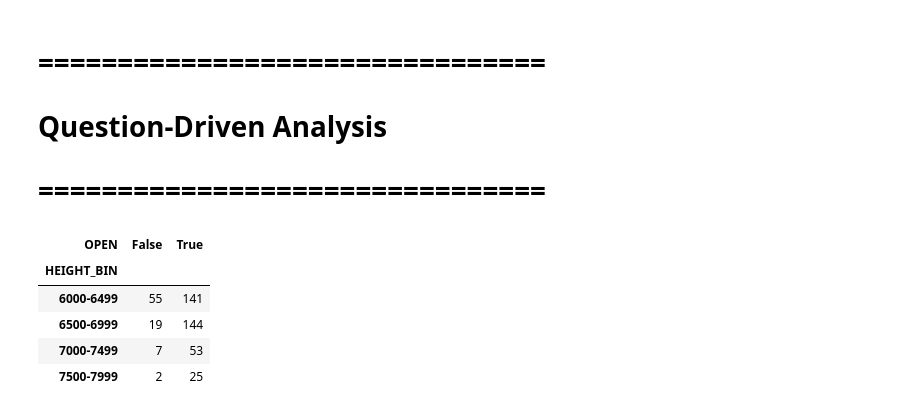
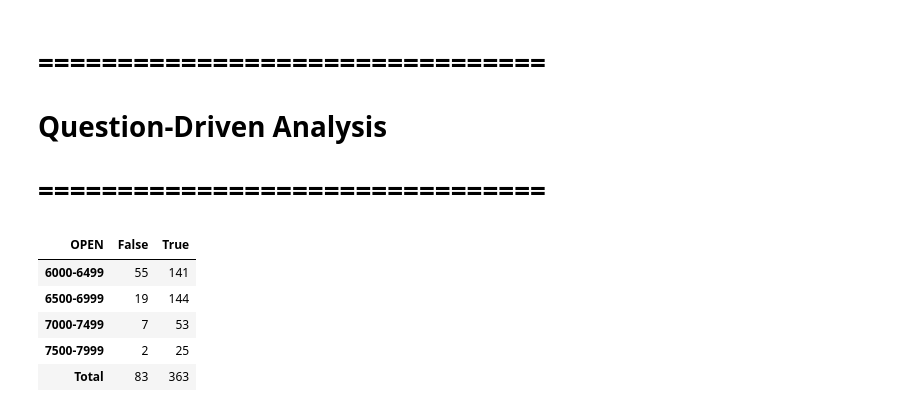
Before and after one commit to k10sj02/tidy-pydy-tuesday, a Jupyter notebook: 2025_01_21_himalayan_expeditions.ipynb, the cells around one changed output. Cells and saved outputs as stored; diff of their text form; code cells hidden in the pictures.

```diff
--- a/2025_01_21_himalayan_expeditions.ipynb
+++ b/2025_01_21_himalayan_expeditions.ipynb
@@ -541,31 +541,35 @@ peaks_tidy.HEIGHTM.hist()
 # %%
 # Define bins (example: every 500 meters)
 bins = range(6000, 8000 + 500, 500)  # adjust min/max as needed
 labels = [f"{b}-{b+499}" for b in bins[:-1]]
 
 # Create a binned column
 peaks_tidy['HEIGHT_BIN'] = pd.cut(peaks_tidy['HEIGHTM'], bins=bins, labels=labels, right=False)
 
 
 height_distribution = pd.pivot_table(
     peaks_tidy,
     index='HEIGHT_BIN',
     columns='OPEN',
     aggfunc='size',
     fill_value=0
 )
 
-height_distribution
+total_row = pd.DataFrame(height_distribution.sum()).T
+total_row.index = ['Total']
+height_distribution_with_total = pd.concat([height_distribution, total_row])
+
+height_distribution_with_total
 
 # Most peaks are open, with the majority concentrated in the 6000–6999m range;
 # higher peaks are rarer, making data above 7000m sparse for analysis.
 # %% [output]
 | OPEN | False | True |
-| HEIGHT_BIN |  |  |
 | 6000-6499 | 55 | 141 |
 | 6500-6999 | 19 | 144 |
 | 7000-7499 | 7 | 53 |
 | 7500-7999 | 2 | 25 |
+| Total | 83 | 363 |
 # %%
 # 4. Which climbing routes (ROUTE1, ROUTE2, ROUTE3, ROUTE4) have the highest
 # success rates (SUCCESS1, SUCCESS2, SUCCESS3, SUCCESS4) across all expeditions?
```
